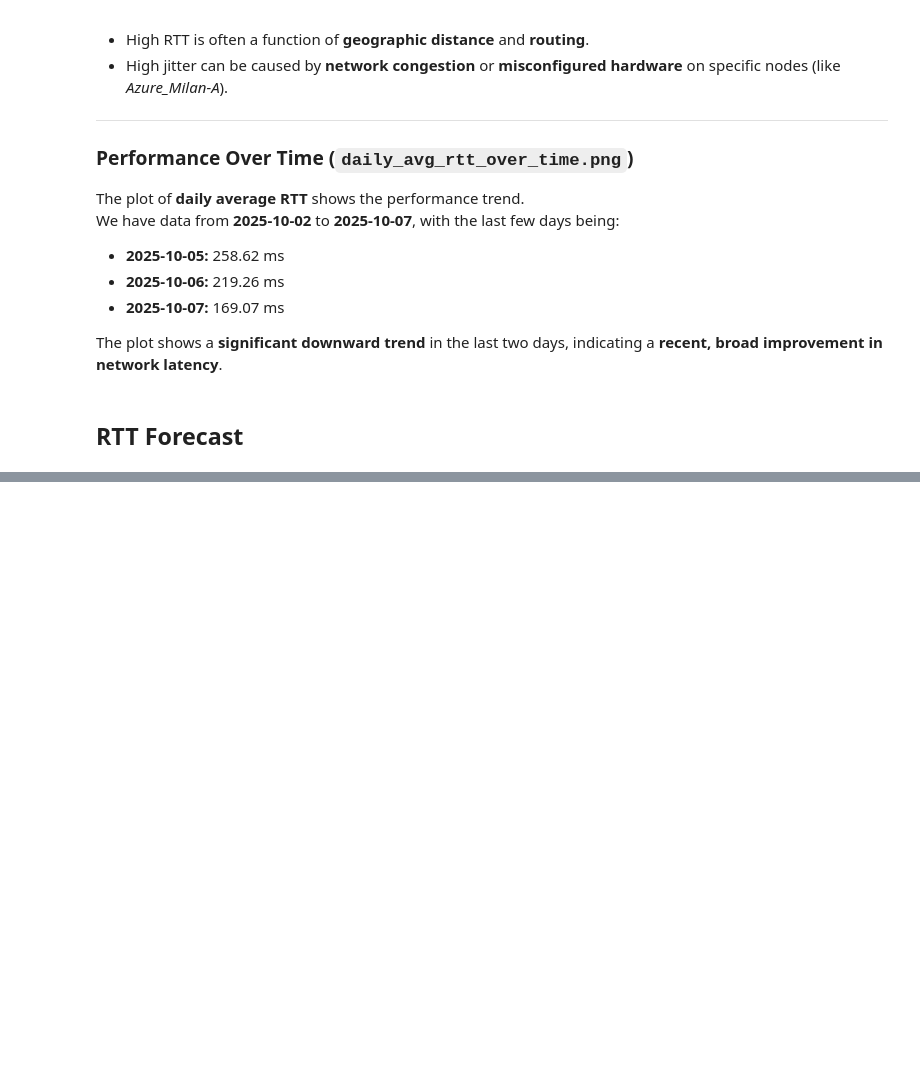
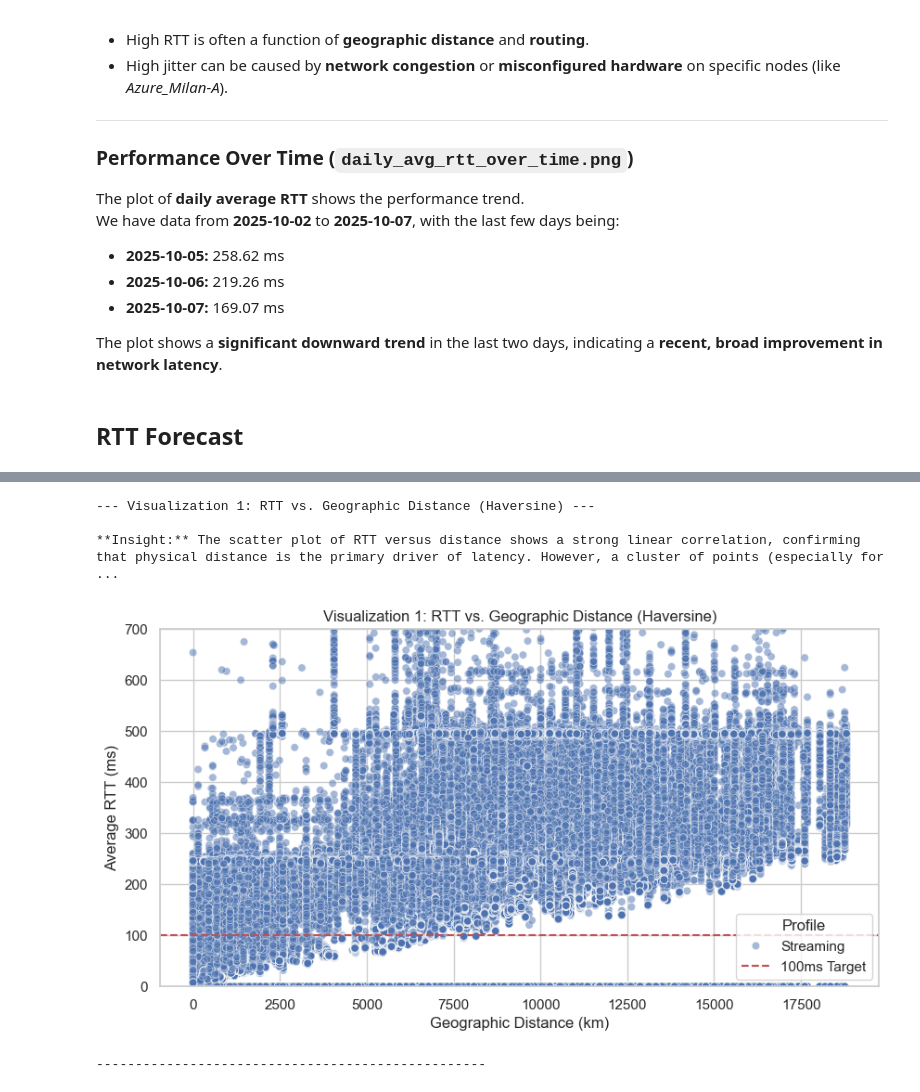
Before and after one commit to ghalibbajwa/analysis_v1, a Jupyter notebook: main.ipynb, the cells around one changed output, grey strips where cells are left out. Drawn from its saved outputs; the diff is of its cells as text; code cells hidden in the pictures; blank space fills up the shorter version.

```diff
--- a/main.ipynb
+++ b/main.ipynb
@@ -491,0 +545,10 @@ Final 24-hour forecast plot saved as 'rtt_forecast_final_24hr.png'
+# %%
+# --- Helper Function for Geographic Distance (Haversine) ---
+def haversine(lat1, lon1, lat2, lon2):
+    R = 6371  # Radius of Earth in kilometers
+    lat1, lon1, lat2, lon2 = map(radians, [lat1, lon1, lat2, lon2])
+    dlon = lon2 - lon1
+    dlat = lat2 - lat1
+    a = sin(dlat/2)**2 + cos(lat1) * cos(lat2) * sin(dlon/2)**2
+    c = 2 * atan2(sqrt(a), sqrt(1 - a))
+    return R * c
@@ -491,0 +557,41 @@ Final 24-hour forecast plot saved as 'rtt_forecast_final_24hr.png'
+# %%
+# Calculate physical distance in kilometers
+merged_df['distance_km'] = merged_df.apply(
+    lambda row: haversine(row['c_lat'], row['c_long'], row['s_lat'], row['s_long']),
+    axis=1
+)
+# %%
+def run_visualization_and_insight(title, plot_code, insight):
+    """Executes plot code and prints the insight."""
+    print(f"\n--- {title} ---\n")
+    print(f"**Insight:** {insight}\n")
+    plt.figure(figsize=(10, 5))
+    try:
+        plot_code()
+    except Exception as e:
+        print(f"Error during plotting: {e}")
+    plt.title(title)
+    plt.show()
+    print("-" * 50)
+# %%
+#  RTT vs. Geographic Distance ---
+def viz_rtt_vs_distance():
+    sns.scatterplot(x='distance_km', y='avg_rtt', data=merged_df, alpha=0.5, hue='p_name', palette='deep')
+    plt.xlabel('Geographic Distance (km)')
+    plt.ylabel('Average RTT (ms)')
+    plt.axhline(y=100, color='r', linestyle='--', label='100ms Target')
+    plt.legend(title='Profile')
+    plt.ylim(0, 700) # Cap Y-axis for better visibility of outliers
+    plt.grid(True)
+
+run_visualization_and_insight(
+    "Visualization 1: RTT vs. Geographic Distance (Haversine)",
+    viz_rtt_vs_distance,
+    "The scatter plot of RTT versus distance shows a strong linear correlation, confirming that physical distance is the primary driver of latency. However, a cluster of points (especially for VoIP) lies significantly above the expected RTT curve for their distance, indicating **sub-optimal or 'trombone' routing** for those specific paths (e.g., the New Delhi-Johannesburg path identified earlier). This is where targeted network routing fixes yield the highest ROI."
+)
+# %% [output]
+--- Visualization 1: RTT vs. Geographic Distance (Haversine) ---
+
+**Insight:** The scatter plot of RTT versus distance shows a strong linear correlation, confirming that physical distance is the primary driver of latency. However, a cluster of points (especially for ...
+[figure, added]
+--------------------------------------------------
```
Also changed, not shown: parts of 18 cells of this notebook, 10 other files.
